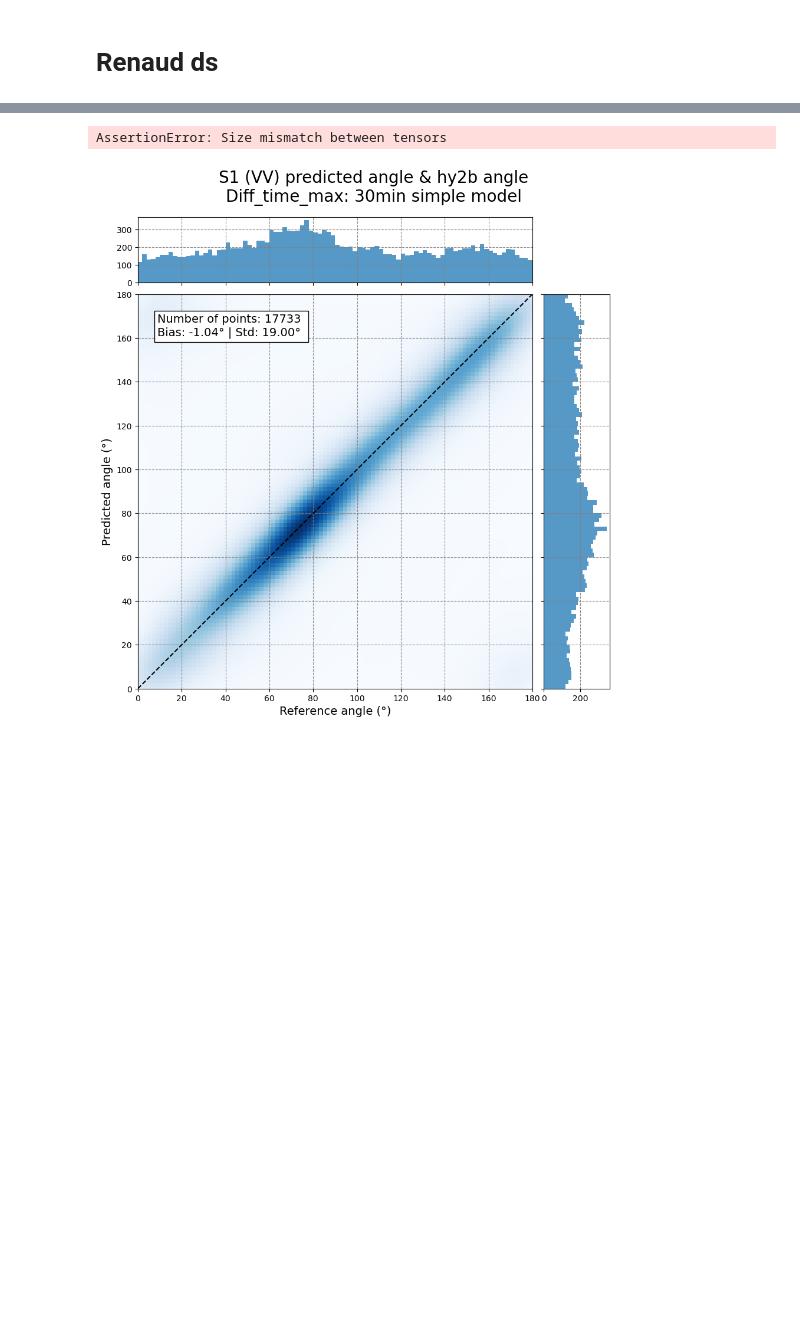
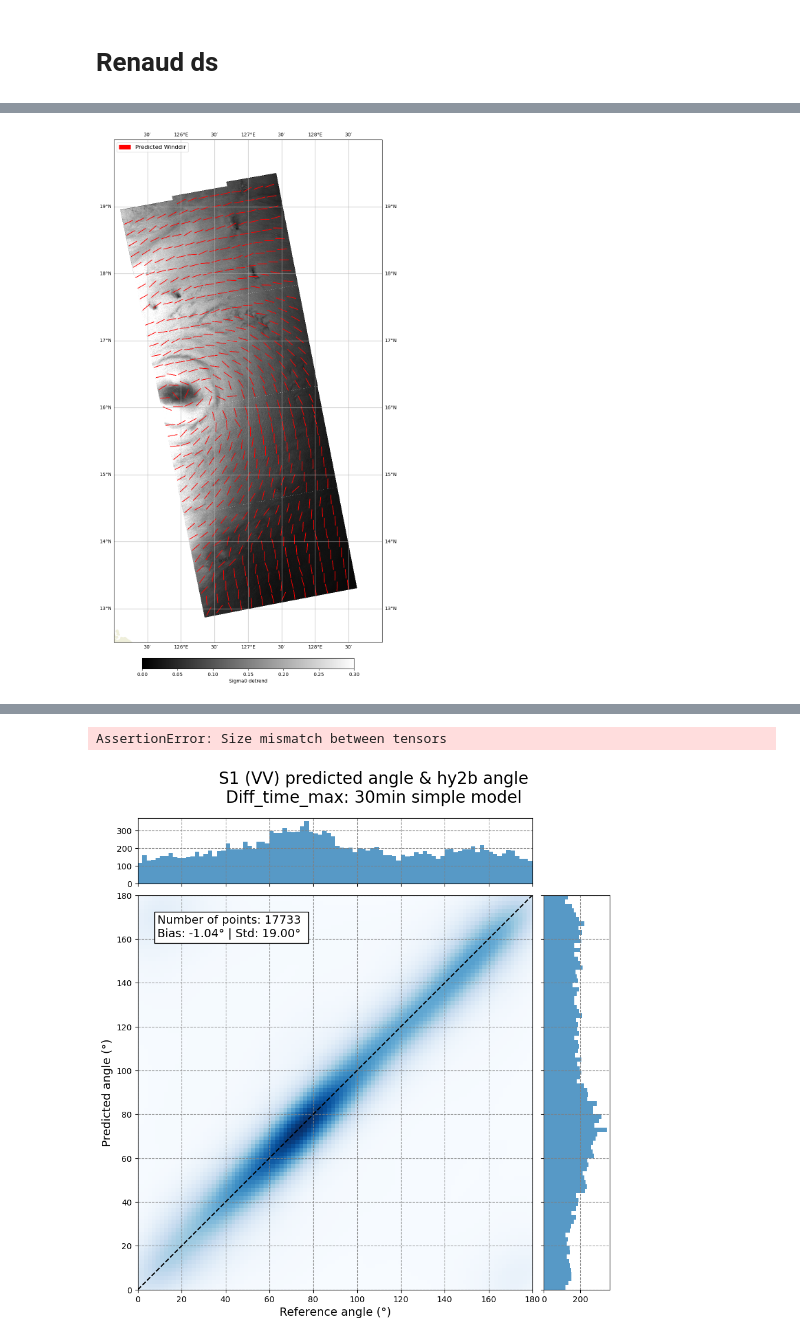
Before and after one commit to jean2262/l2winddir, a Jupyter notebook: Analyse_simple_conv_on_coloc.ipynb, the cells around one changed output, grey strips where cells are left out. Saved outputs shown, nothing was run; the diff lists cells and outputs as text; code cells hidden in the pictures; blank space fills up the shorter version.

```diff
--- a/Analyse_simple_conv_on_coloc.ipynb
+++ b/Analyse_simple_conv_on_coloc.ipynb
@@ -23,0 +164,2 @@ import pandas as pd
+# %%
+y_pred, uncertainty = predict(model, dataloader, model_mdn=True)
@@ -170,3 +461,9 @@ elif pol == 'HH':
     path = f"/raid/localscratch/jrmiadan/analyse/analyse_ds/{sat.lower()}_ds_{pol.lower()}_hv.nc"
 
 ds = xr.open_dataset(path)
+# %%
+for i, tiles in enumerate(tiles_list):
+    for attr in ["main_footprint", "specialHandlingRequired"]:
+        if attr in tiles.attrs:
+            tiles.attrs[attr] = str(tiles.attrs[attr])
+    tiles.to_netcdf(f"tiles{i}.nc")
@@ -188,0 +540,86 @@ else:
+# %%
+fig, ax = plt.subplots(
+    figsize=(18, 20), subplot_kw={"projection": cartopy.crs.PlateCarree()}
+)
+ax.set_aspect("equal")
+land = cartopy.feature.NaturalEarthFeature(
+    "physical",
+    "land",
+    "10m",
+    edgecolor="face",
+    facecolor=cartopy.feature.COLORS["land"],
+)
+ax.add_feature(land, zorder=0)
+lg = False
+for dt in range(len(data["tiles"])):
+    tiles = data["tiles"][dt]
+    y_pred_norm = data["y_pred_norm"][dt]
+    for i in range(len(tiles.sel(pol="VV").tile)):
+        arrow_scal = 0.07
+        pred_y = y_pred_norm[i]
+        angle_rad = np.deg2rad((90 - pred_y) % 180)
+        dx = arrow_scal * np.cos(angle_rad)
+        dy = arrow_scal * np.sin(angle_rad)
+        tile = tiles.sel(pol="VV", tile=i)
+        if not lg:
+            ax.arrow(
+                tile.lon_centroid,
+                tile.lat_centroid,
+                dx,
+                dy,
+                fc="red",
+                ec="red",
+                label="Predicted Winddir",
+                zorder=2,
+                head_width=0,
+                width=0.000001,
+            )
+            ax.arrow(
+                tile.lon_centroid,
+                tile.lat_centroid,
+                -dx,
+                -dy,
+                fc="red",
+                ec="red",
+                zorder=2,
+                head_width=0,
+                width=0.000001,
+            )
+            lg = True
+        else:
+            ax.arrow(
+                tile.lon_centroid,
+                tile.lat_centroid,
+                dx,
+                dy,
+                fc="red",
+                ec="red",
+                zorder=2,
+                head_width=0,
+                width=0.000001,
+            )
+            ax.arrow(
+                tile.lon_centroid,
+                tile.lat_centroid,
+                -dx,
+                -dy,
+                fc="red",
+                ec="red",
+                zorder=2,
+                head_width=0,
+                width=0.000001,
+            )
+    ds = ds_list[dt].sel(pol="VV")
+    mesh = plt.pcolormesh(
+        ds.longitude, ds.latitude, ds.sigma0, cmap="gray", vmin=0, vmax=0.3, zorder=1
+    )
+ax.gridlines(draw_labels=True, dms=True, x_inline=False, y_inline=False, zorder=-1)
+cbar = fig.colorbar(mesh, ax=ax, orientation="horizontal", fraction=0.02, pad=0.03)
+cbar.set_label("Sigma0 detrend")
+plt.legend(loc="upper left", fontsize=12)
+
+plt.xlim([125, 129])
+plt.ylim([12.5, 20])
+plt.show()
+# %% [output]
+[figure, added]
```
Also changed, not shown: parts of 49 cells of this notebook, 11 other files.
